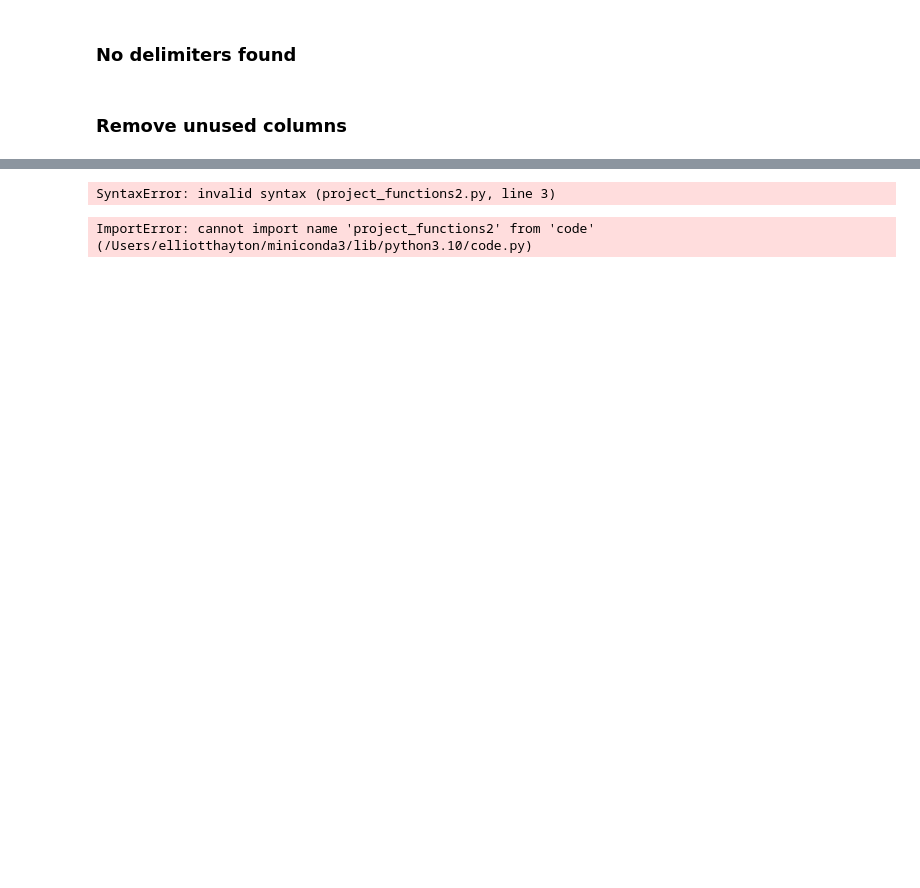
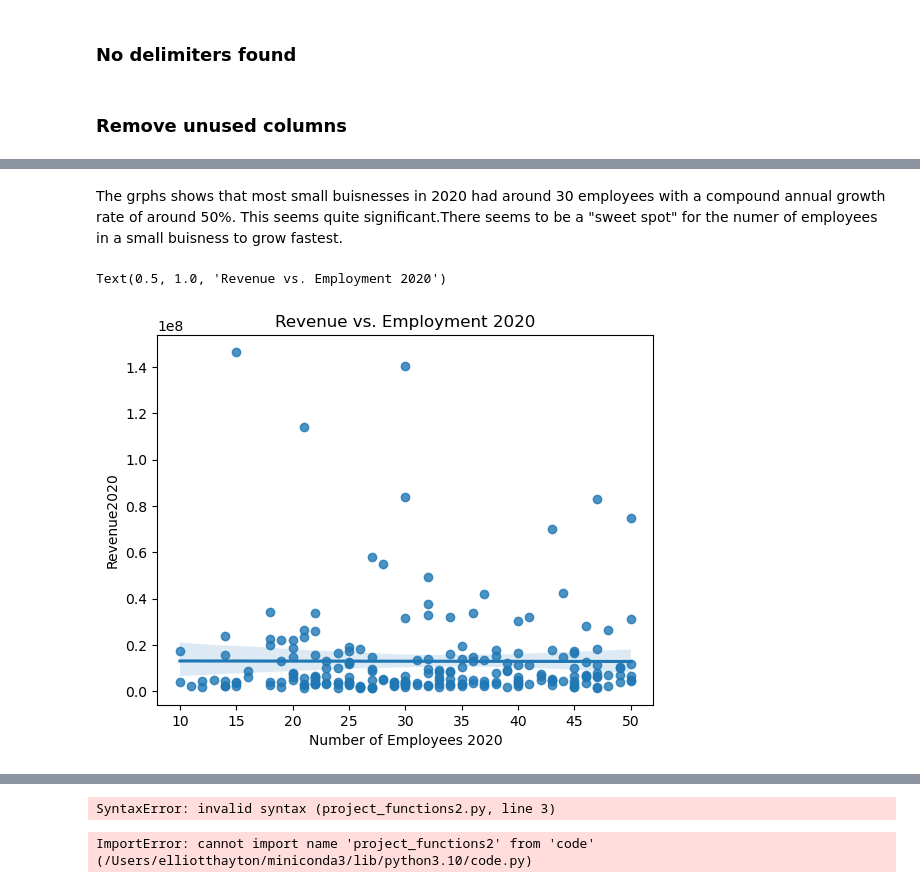
Before and after one commit to ubco-W2022T2-data301/project-group43, a Jupyter notebook: analysis/analysis2.ipynb, the cells around one changed output, grey strips where cells are left out. Cells and saved outputs as stored; diff of their text form; code cells hidden in the pictures; blank space fills up the shorter version.

```diff
--- a/analysis/analysis2.ipynb
+++ b/analysis/analysis2.ipynb
@@ -252,0 +263,10 @@ def load_and_process(url):
+# %% [markdown]
+The grphs shows that most small buisnesses in 2020 had around 30 employees with a compound annual growth rate of around 50%. This seems quite significant.There seems to be a "sweet spot" for the numer of employees in a small buisness to grow fastest.
+# %%
+sns.regplot(x='Employees2020', y='Revenue2020', data=df_new)
+plt.xlabel('Number of Employees 2020')
+plt.ylabel('Revenue2020')
+plt.title('Revenue vs. Employment 2020')
+# %% [output]
+Text(0.5, 1.0, 'Revenue vs. Employment 2020')
+[figure, added]
```
Also changed, not shown: parts of 12 cells of this notebook, 3 other files.
